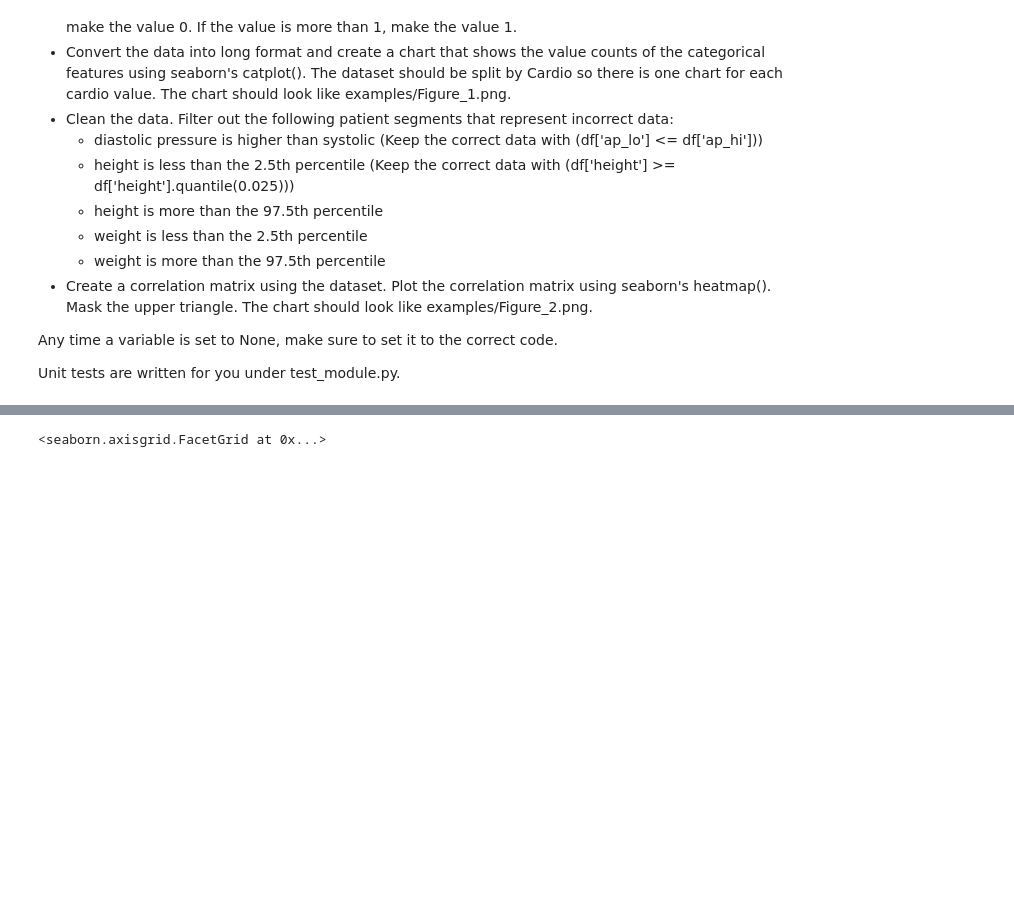
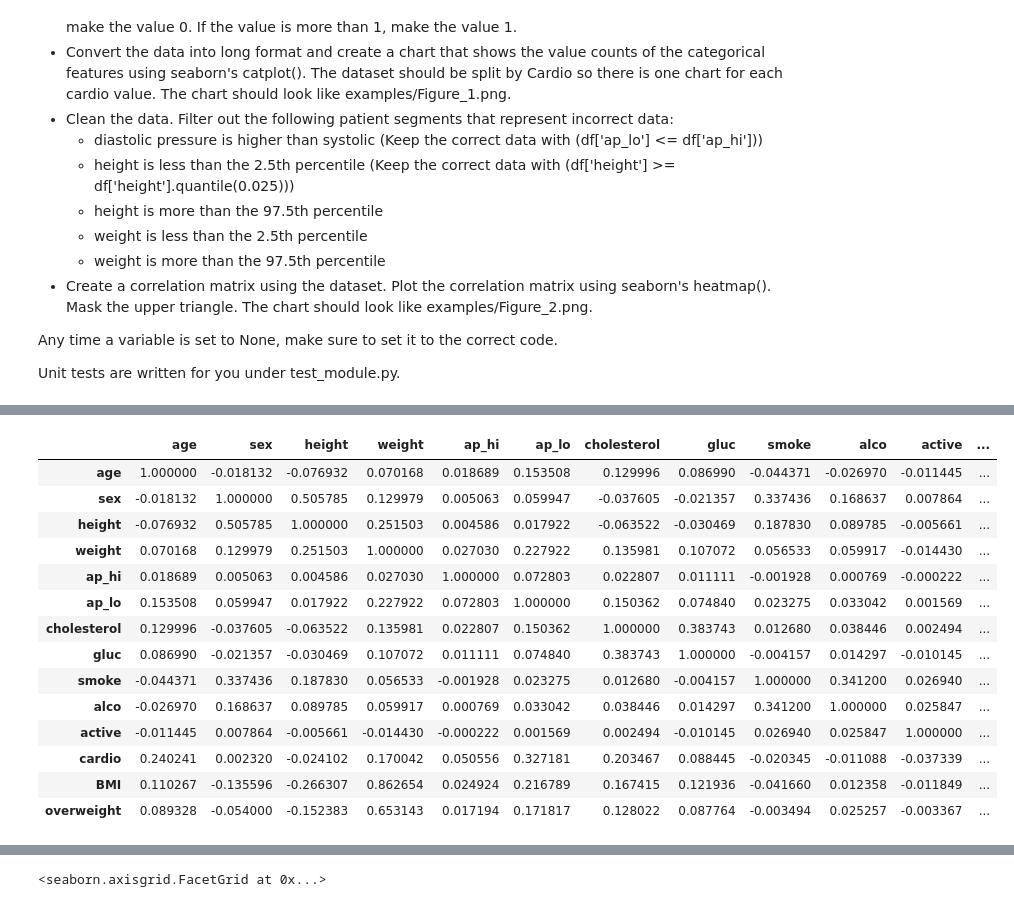
Before and after one commit to garlingz/boilerplate-medical-data-visualizer, a Jupyter notebook: working-notebook.ipynb, the cells around one changed output, grey strips where cells are left out. Cells and saved outputs as stored; diff of their text form; code cells hidden in the pictures; blank space fills up the shorter version.

```diff
--- a/working-notebook.ipynb
+++ b/working-notebook.ipynb
@@ -138,0 +128,4 @@ df.head()
+# %%
+df = pd.read_csv('medical_examination.csv', index_col= 'id')
+
+df.reset_index()
@@ -138,0 +146,32 @@ df.head()
+# %%
+lower_height = df['height'].quantile(0.025)
+upper_height = df['height'].quantile(0.975)
+lower_weight = df['weight'].quantile(0.025)
+upper_weight = df['weight'].quantile(0.975)
+
+df_heat = df[
+    (df['ap_lo'] <= df['ap_hi']) &
+    (df['height'] >= lower_height) &
+    (df['height'] <= upper_height) &
+    (df['weight'] >= lower_weight) &
+    (df['weight'] <= upper_weight)
+]
+
+corr = df_heat.corr()
+corr
+# %% [output]
+|  | age | sex | height | weight | ap_hi | ap_lo | cholesterol | gluc | smoke | alco | active | ... |
+| age | 1.000000 | -0.018132 | -0.076932 | 0.070168 | 0.018689 | 0.153508 | 0.129996 | 0.086990 | -0.044371 | -0.026970 | -0.011445 | ... |
+| sex | -0.018132 | 1.000000 | 0.505785 | 0.129979 | 0.005063 | 0.059947 | -0.037605 | -0.021357 | 0.337436 | 0.168637 | 0.007864 | ... |
+| height | -0.076932 | 0.505785 | 1.000000 | 0.251503 | 0.004586 | 0.017922 | -0.063522 | -0.030469 | 0.187830 | 0.089785 | -0.005661 | ... |
+| weight | 0.070168 | 0.129979 | 0.251503 | 1.000000 | 0.027030 | 0.227922 | 0.135981 | 0.107072 | 0.056533 | 0.059917 | -0.014430 | ... |
+| ap_hi | 0.018689 | 0.005063 | 0.004586 | 0.027030 | 1.000000 | 0.072803 | 0.022807 | 0.011111 | -0.001928 | 0.000769 | -0.000222 | ... |
+| ap_lo | 0.153508 | 0.059947 | 0.017922 | 0.227922 | 0.072803 | 1.000000 | 0.150362 | 0.074840 | 0.023275 | 0.033042 | 0.001569 | ... |
+| cholesterol | 0.129996 | -0.037605 | -0.063522 | 0.135981 | 0.022807 | 0.150362 | 1.000000 | 0.383743 | 0.012680 | 0.038446 | 0.002494 | ... |
+| gluc | 0.086990 | -0.021357 | -0.030469 | 0.107072 | 0.011111 | 0.074840 | 0.383743 | 1.000000 | -0.004157 | 0.014297 | -0.010145 | ... |
+| smoke | -0.044371 | 0.337436 | 0.187830 | 0.056533 | -0.001928 | 0.023275 | 0.012680 | -0.004157 | 1.000000 | 0.341200 | 0.026940 | ... |
+| alco | -0.026970 | 0.168637 | 0.089785 | 0.059917 | 0.000769 | 0.033042 | 0.038446 | 0.014297 | 0.341200 | 1.000000 | 0.025847 | ... |
+| active | -0.011445 | 0.007864 | -0.005661 | -0.014430 | -0.000222 | 0.001569 | 0.002494 | -0.010145 | 0.026940 | 0.025847 | 1.000000 | ... |
+| cardio | 0.240241 | 0.002320 | -0.024102 | 0.170042 | 0.050556 | 0.327181 | 0.203467 | 0.088445 | -0.020345 | -0.011088 | -0.037339 | ... |
+| BMI | 0.110267 | -0.135596 | -0.266307 | 0.862654 | 0.024924 | 0.216789 | 0.167415 | 0.121936 | -0.041660 | 0.012358 | -0.011849 | ... |
+| overweight | 0.089328 | -0.054000 | -0.152383 | 0.653143 | 0.017194 | 0.171817 | 0.128022 | 0.087764 | -0.003494 | 0.025257 | -0.003367 | ... |
```
Also changed, not shown: parts of 6 cells of this notebook, 2 other files.
